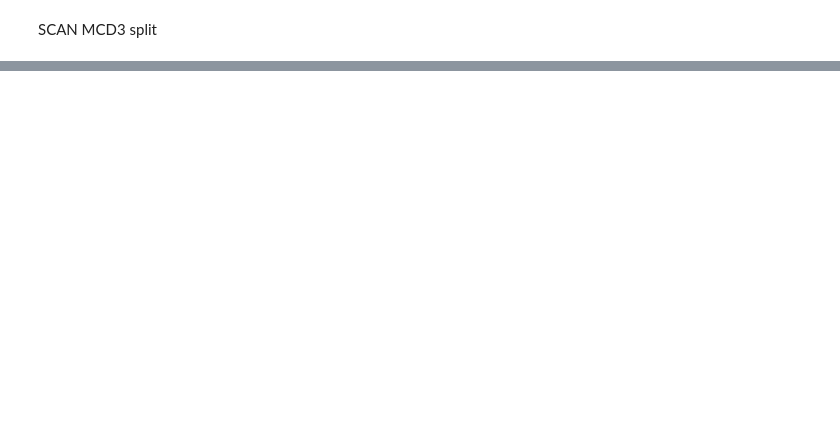
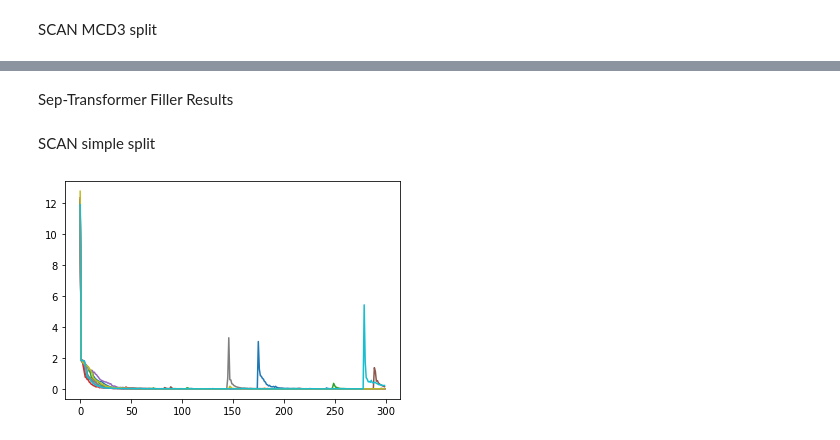
Before and after one commit to ayushchakravarthy/language_compositionality, a Jupyter notebook: results.ipynb, the cells around one changed output, grey strips where cells are left out. Saved outputs shown, nothing was run; the diff lists cells and outputs as text; code cells hidden in the pictures; blank space fills up the shorter version.

```diff
--- a/results.ipynb
+++ b/results.ipynb
@@ -156,0 +157,14 @@ print(np.mean(t_mcd3_best), '+-', np.std(t_mcd3_best))
+# %% [markdown]
+Sep-Transformer Filler Results
+# %% [markdown]
+SCAN simple split
+# %%
+st_filler_simple_res = []
+for i in range(10):
+    with open(f'../results/sep-transformer/scan/simple/train_filler_simple{i}.json', 'r') as f:
+        st_filler_simple_res.append(json.load(f))
+# %%
+for i in range(10):
+    plt.plot(st_filler_simple_res[i]['loss_data'])
+# %% [output]
+[figure, added]
```
Also changed, not shown: parts of 81 cells of this notebook, 10 other files.
